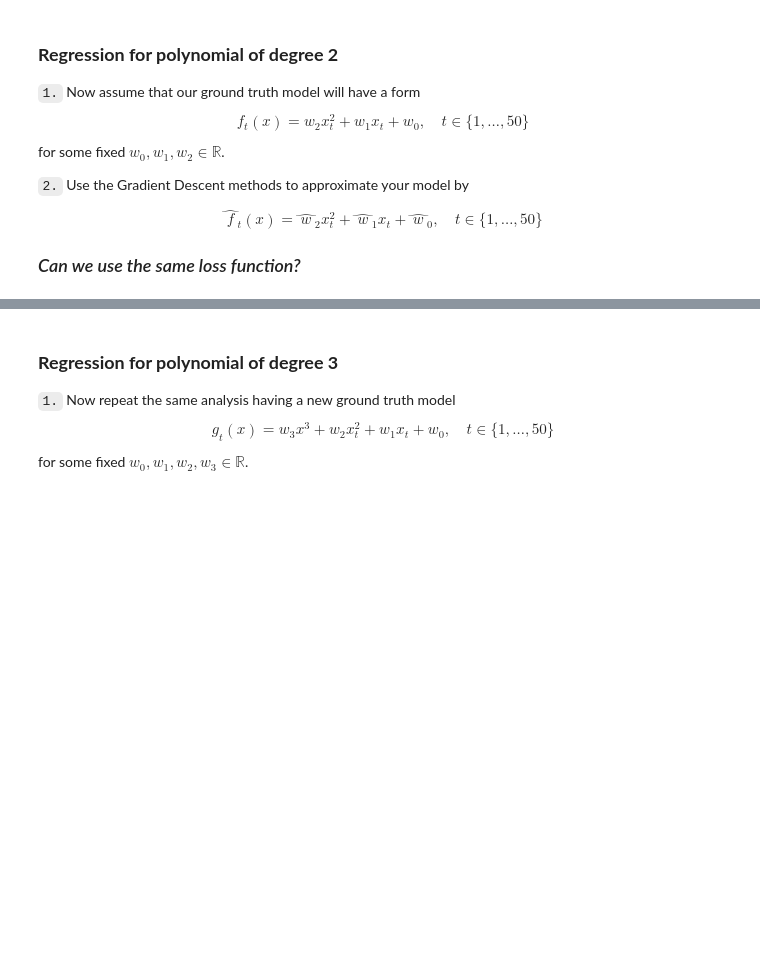
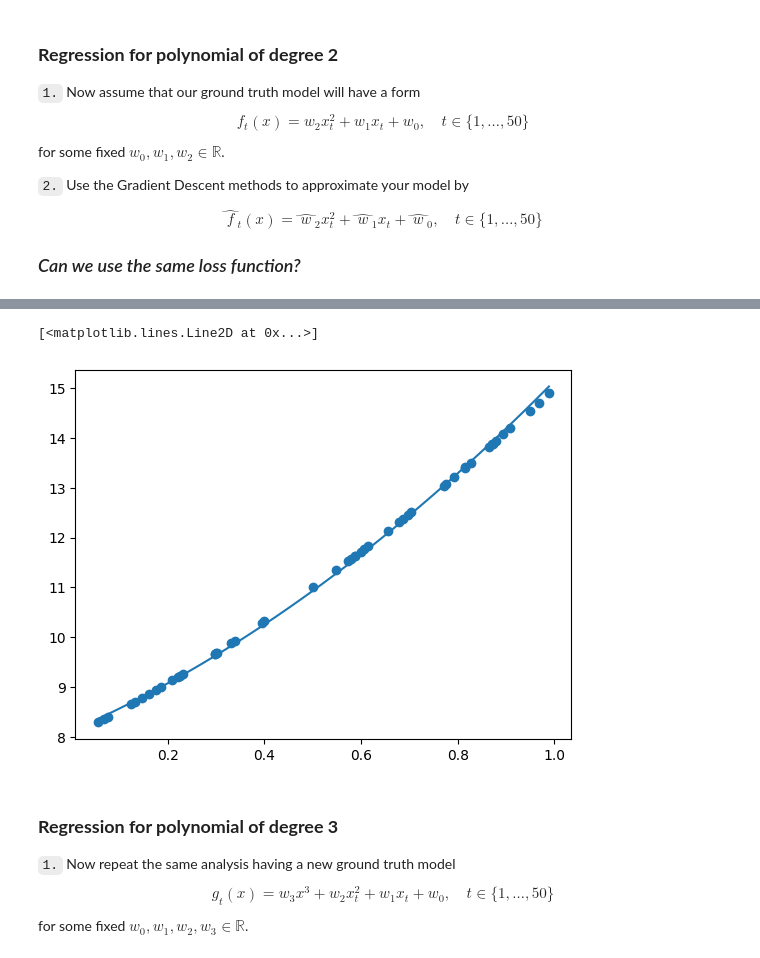
Before and after one commit to manyasha-n-m/Tutorials, a Jupyter notebook: Practical_Session_Linear_Regression.ipynb, the cells around one changed output, grey strips where cells are left out. Saved outputs shown, nothing was run; the diff lists cells and outputs as text; code cells hidden in the pictures; blank space fills up the shorter version.

```diff
--- a/Practical_Session_Linear_Regression.ipynb
+++ b/Practical_Session_Linear_Regression.ipynb
@@ -595,0 +620,45 @@ $$
+# %%
+"""Write your code here"""
+
+# FAST SOLUTION via JAX (Polynomial regression of degree 2 in 1D)
+
+x = random(50)
+y = 2* x**2 + 5*x + 8
+
+# model initial weights
+params = {
+    'q': 0.,
+    'w': 0.,
+    'b': 0.
+}
+# that way my model is y_hat = q * x^2 + w * x + b
+
+def jax_forward(params, X):
+    return (X**2)* params['q']+ X * params['w'] + params['b']
+
+def jax_loss_fn(params, X, y):
+    err = jax_forward(params, X) - y
+    return jnp.mean(jnp.square(err))
+
+grad_fn = jax.grad(jax_loss_fn)
+
+def jax_update(params, grads):
+    return jax.tree_map(lambda p, g: p - learning_rate * g, params, grads)
+
+jax_loss_progress = []
+
+# the main training loop
+for epoch in range(100):
+    loss = jax_loss_fn(params, x, y)
+    jax_loss_progress.append(loss)
+
+    grads = grad_fn(params, x, y)
+    params = jax_update(params, grads)
+    if epoch%10 == 0:
+      print("progress:", "epoch:", epoch, "loss", loss)
+
+plt.figure()
+plt.scatter(x, y) # my true observations
+interval = np.linspace(x.min(), x.max(), 100)
+plt.plot(interval, params['q']* (interval**2) + params['w']*interval + params['b']) # my model prediction
+# %% [output]
@@ -596,3 +675,5 @@ $$
+[<matplotlib.lines.Line2D at 0x...>]
+[figure, added]
 # %% [markdown]
 ### **Regression for polynomial of degree 3**
 
```
Also changed, not shown: parts of 9 cells of this notebook.
